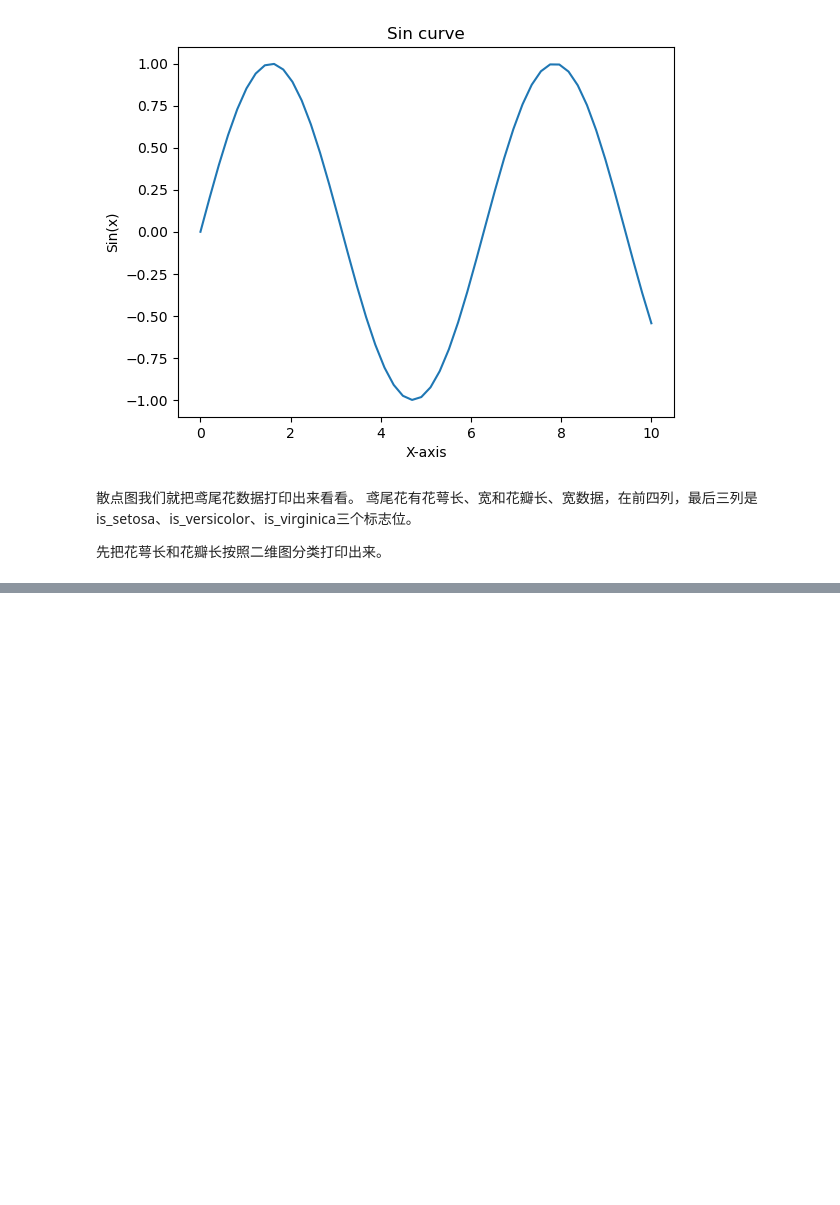
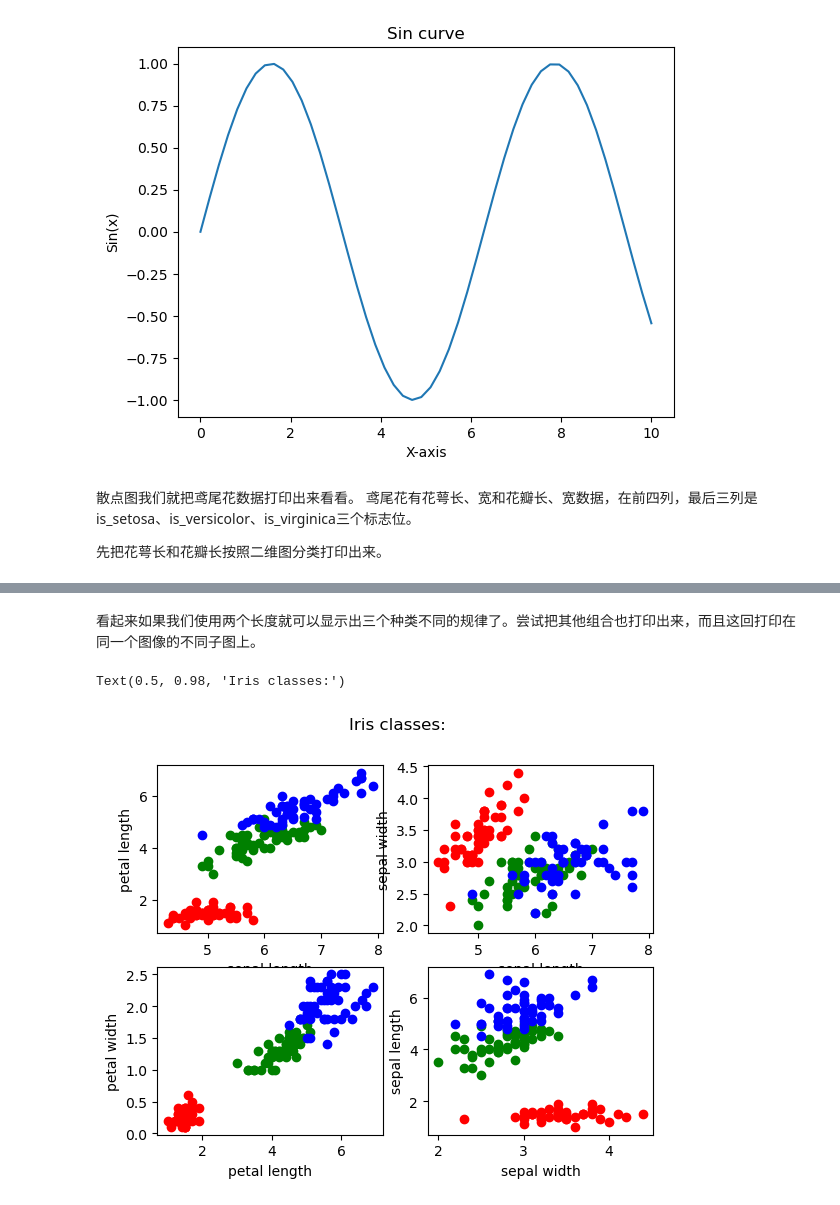
Before and after one commit to amonraknight/Python-tutorial, a Jupyter notebook: 工科Python实用快速教程（二）.ipynb, the cells around one changed output, grey strips where cells are left out. Saved outputs shown, nothing was run; the diff lists cells and outputs as text; code cells hidden in the pictures; blank space fills up the shorter version.

```diff
--- a/工科Python实用快速教程（二）.ipynb
+++ b/工科Python实用快速教程（二）.ipynb
@@ -603,0 +606,58 @@ plt.scatter(X_virginica, Y_virginica, c='b')
+# %% [markdown]
+看起来如果我们使用两个长度就可以显示出三个种类不同的规律了。尝试把其他组合也打印出来，而且这回打印在同一个图像的不同子图上。
+# %%
+# 继续准备其他组合
+# setosa
+X_sl_setosa, Y_pl_setosa = prepare_sizes(4, 0, 2, iris_nd)
+X_sl_setosa, Y_sw_setosa = prepare_sizes(4, 0, 1, iris_nd)
+X_pl_setosa, Y_pw_setosa = prepare_sizes(4, 2, 3, iris_nd)
+X_sw_setosa, Y_sl_setosa = prepare_sizes(4, 1, 2, iris_nd)
+
+# versicolor
+X_sl_versicolor, Y_pl_versicolor = prepare_sizes(5, 0, 2, iris_nd)
+X_sl_versicolor, Y_sw_versicolor = prepare_sizes(5, 0, 1, iris_nd)
+X_pl_versicolor, Y_pw_versicolor = prepare_sizes(5, 2, 3, iris_nd)
+X_sw_versicolor, Y_sl_versicolor = prepare_sizes(5, 1, 2, iris_nd)
+
+# virginica
+X_sl_virginica, Y_pl_virginica = prepare_sizes(6, 0, 2, iris_nd)
+X_sl_virginica, Y_sw_virginica = prepare_sizes(6, 0, 1, iris_nd)
+X_pl_virginica, Y_pw_virginica = prepare_sizes(6, 2, 3, iris_nd)
+X_sw_virginica, Y_sl_virginica = prepare_sizes(6, 1, 2, iris_nd)
+
+fig = plt.figure()
+# subplots的前两个输入参数分别是图像纵向和横向分隔的数量
+ax_array = fig.subplots(2, 2, squeeze=False)
+
+# 第一行第一列
+ax_array[0, 0].scatter(X_sl_setosa, Y_pl_setosa, c='r')
+ax_array[0, 0].scatter(X_sl_versicolor, Y_pl_versicolor, c='g')
+ax_array[0, 0].scatter(X_sl_virginica, Y_pl_virginica, c='b')
+ax_array[0, 0].set_xlabel('sepal length')
+ax_array[0, 0].set_ylabel('petal length')
+
+# 第一行第二列
+ax_array[0, 1].scatter(X_sl_setosa, Y_sw_setosa, c='r')
+ax_array[0, 1].scatter(X_sl_versicolor, Y_sw_versicolor, c='g')
+ax_array[0, 1].scatter(X_sl_virginica, Y_sw_virginica, c='b')
+ax_array[0, 1].set_xlabel('sepal length')
+ax_array[0, 1].set_ylabel('sepal width')
+
+# 第二行第一列
+ax_array[1, 0].scatter(X_pl_setosa, Y_pw_setosa, c='r')
+ax_array[1, 0].scatter(X_pl_versicolor, Y_pw_versicolor, c='g')
+ax_array[1, 0].scatter(X_pl_virginica, Y_pw_virginica, c='b')
+ax_array[1, 0].set_xlabel('petal length')
+ax_array[1, 0].set_ylabel('petal width')
+
+# 第二行第二列
+ax_array[1, 1].scatter(X_sw_setosa, Y_sl_setosa, c='r')
+ax_array[1, 1].scatter(X_sw_versicolor, Y_sl_versicolor, c='g')
+ax_array[1, 1].scatter(X_sw_virginica, Y_sl_virginica, c='b')
+ax_array[1, 1].set_xlabel('sepal width')
+ax_array[1, 1].set_ylabel('sepal length')
+
+plt.suptitle('Iris classes:')
+# %% [output]
+Text(0.5, 0.98, 'Iris classes:')
+[figure, added]
```
Also changed, not shown: parts of 10 cells of this notebook.
